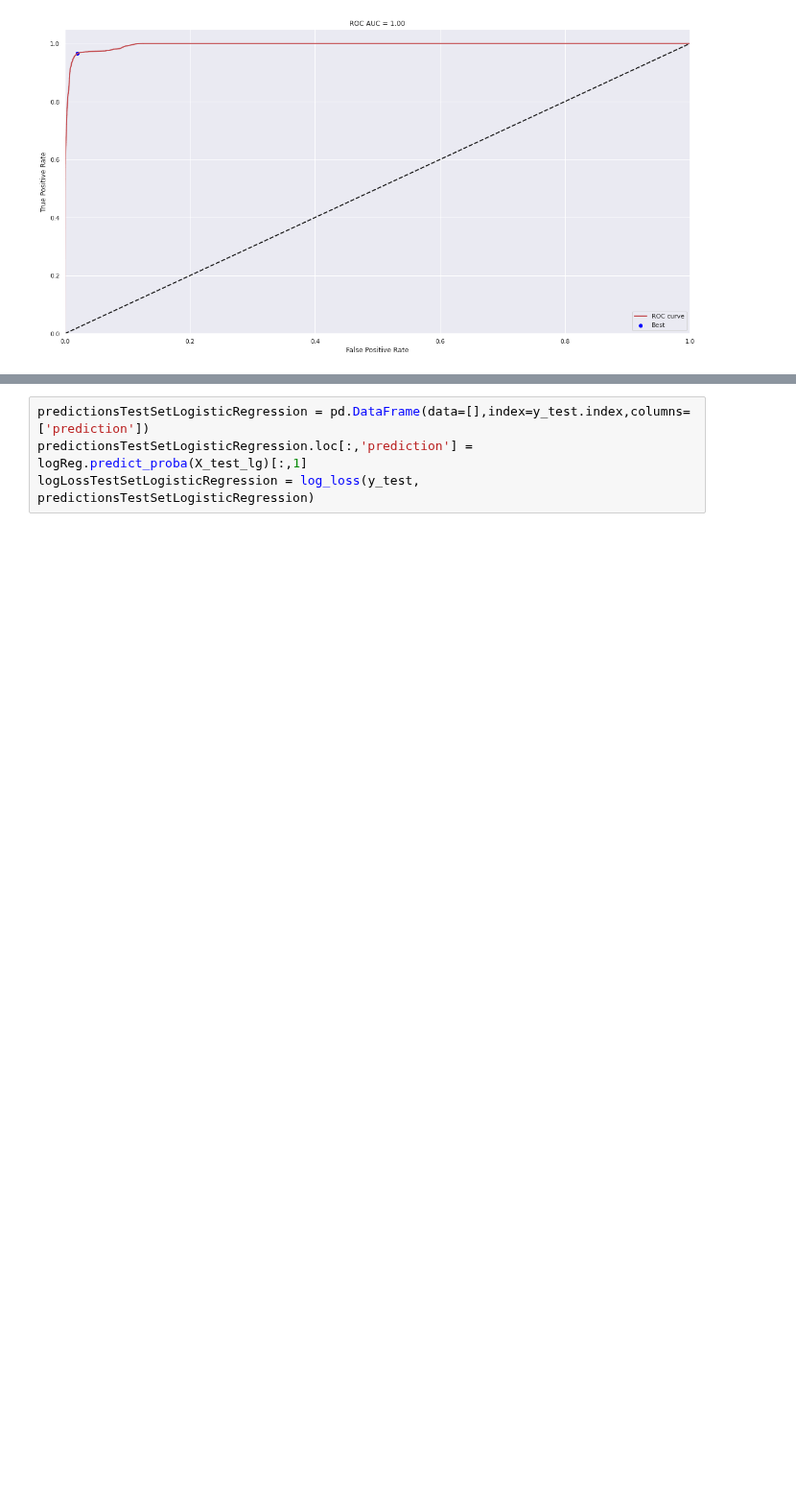
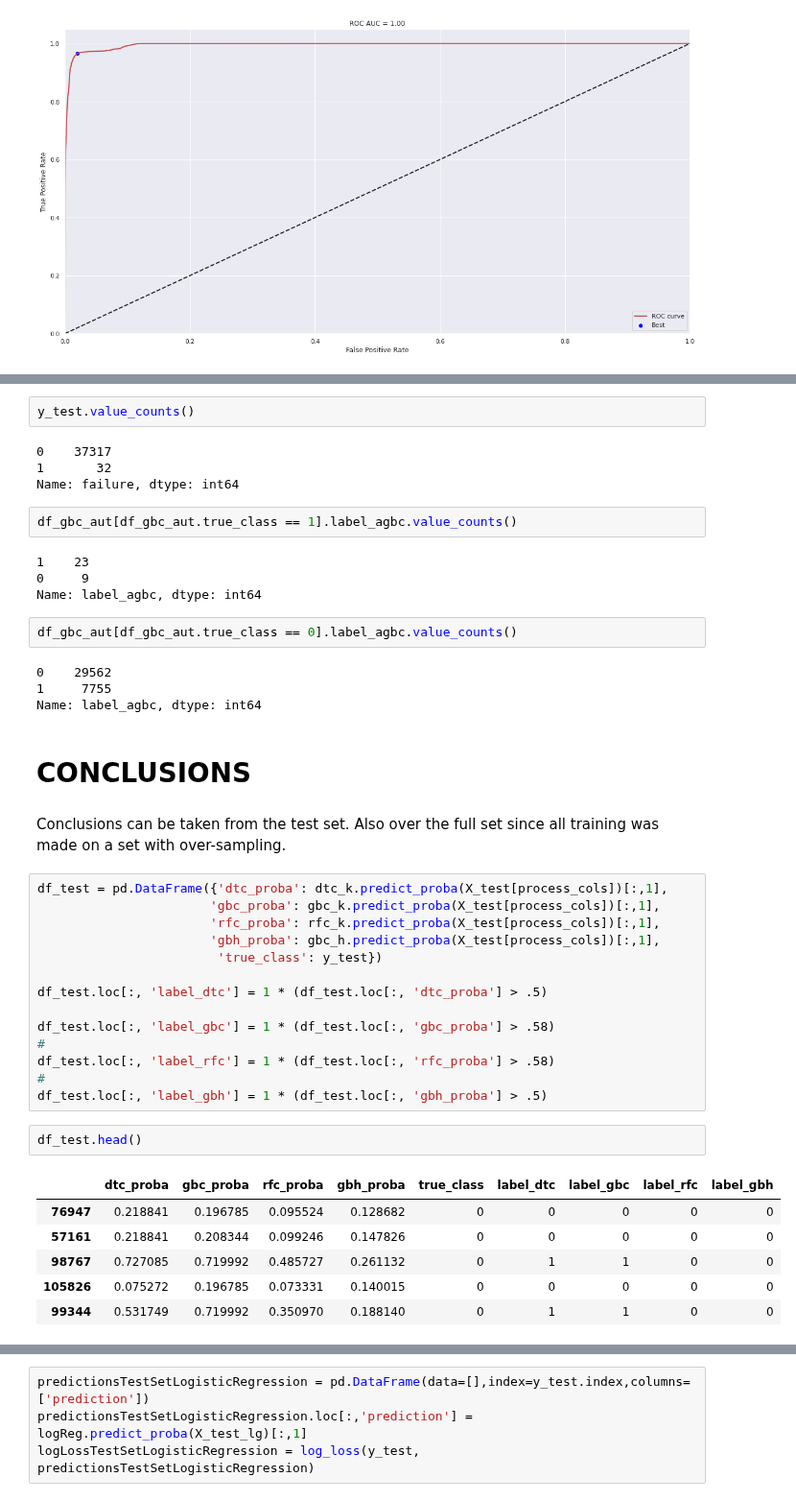
Before and after one commit to qSergio/rare_anomaly, a Jupyter notebook: device_failure_classifiers/Work Sample.ipynb, the cells around one changed output, grey strips where cells are left out. Shown at 96% size. Saved outputs shown, nothing was run; the diff lists cells and outputs as text; blank space fills up the shorter version.

Commit message:
Se agrega conclusiones

```diff
--- a/device_failure_classifiers/Work Sample.ipynb
+++ b/device_failure_classifiers/Work Sample.ipynb
@@ -1442,0 +1575,45 @@ print(f'{round(precision,4)}')
+# %%
+y_test.value_counts()
+# %% [output]
+0    37317
+1       32
+Name: failure, dtype: int64
+# %%
+df_gbc_aut[df_gbc_aut.true_class == 1].label_agbc.value_counts()
+# %% [output]
+1    23
+0     9
+Name: label_agbc, dtype: int64
+# %%
+df_gbc_aut[df_gbc_aut.true_class == 0].label_agbc.value_counts()
+# %% [output]
+0    29562
+1     7755
+Name: label_agbc, dtype: int64
+# %% [markdown]
+# CONCLUSIONS
+# %% [markdown]
+Conclusions can be taken from the test set. Also over the full set since all training was made on a set with over-sampling.
+# %%
+df_test = pd.DataFrame({'dtc_proba': dtc_k.predict_proba(X_test[process_cols])[:,1],
+                       'gbc_proba': gbc_k.predict_proba(X_test[process_cols])[:,1],
+                       'rfc_proba': rfc_k.predict_proba(X_test[process_cols])[:,1],
+                       'gbh_proba': gbc_h.predict_proba(X_test[process_cols])[:,1],
+                        'true_class': y_test})
+
+df_test.loc[:, 'label_dtc'] = 1 * (df_test.loc[:, 'dtc_proba'] > .5)
+
+df_test.loc[:, 'label_gbc'] = 1 * (df_test.loc[:, 'gbc_proba'] > .58)
+#
+df_test.loc[:, 'label_rfc'] = 1 * (df_test.loc[:, 'rfc_proba'] > .58)
+#
+df_test.loc[:, 'label_gbh'] = 1 * (df_test.loc[:, 'gbh_proba'] > .5)
+# %%
+df_test.head()
+# %% [output]
+|  | dtc_proba | gbc_proba | rfc_proba | gbh_proba | true_class | label_dtc | label_gbc | label_rfc | label_gbh |
+| 76947 | 0.218841 | 0.196785 | 0.095524 | 0.128682 | 0 | 0 | 0 | 0 | 0 |
+| 57161 | 0.218841 | 0.208344 | 0.099246 | 0.147826 | 0 | 0 | 0 | 0 | 0 |
+| 98767 | 0.727085 | 0.719992 | 0.485727 | 0.261132 | 0 | 1 | 1 | 0 | 0 |
+| 105826 | 0.075272 | 0.196785 | 0.073331 | 0.140015 | 0 | 0 | 0 | 0 | 0 |
+| 99344 | 0.531749 | 0.719992 | 0.350970 | 0.188140 | 0 | 1 | 1 | 0 | 0 |
```
Also changed, not shown: parts of 60 cells of this notebook.
